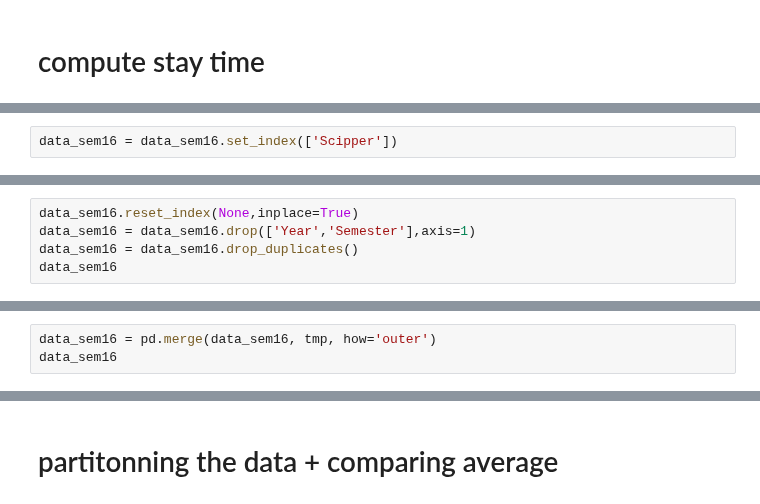
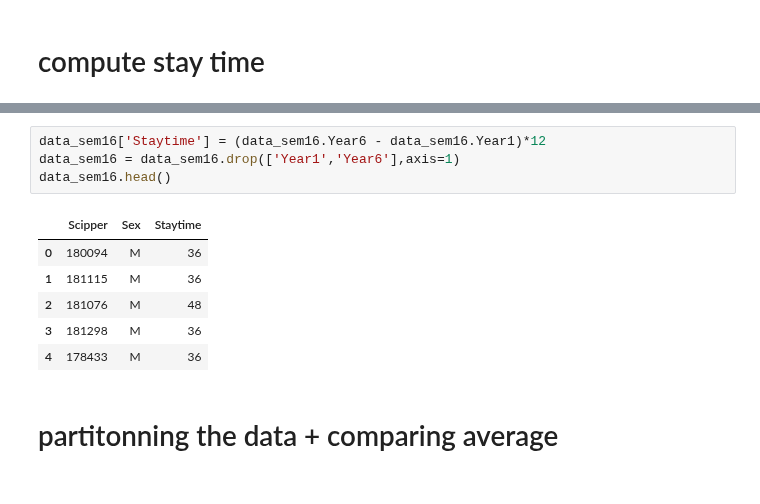
Before and after one commit to amirsh/ada-ana, a Jupyter notebook: HW2-notebooks/asmae_hw2.ipynb, the cells around one changed output, grey strips where cells are left out. Saved outputs shown, nothing was run; the diff lists cells and outputs as text.

```diff
--- a/HW2-notebooks/asmae_hw2.ipynb
+++ b/HW2-notebooks/asmae_hw2.ipynb
@@ -145,2 +154,0 @@ tmp.head()
-# %%
-data_sem16 = data_sem16.set_index(['Scipper'])
@@ -164,5 +154,0 @@ tmp.head()
-# %%
-data_sem16.reset_index(None,inplace=True)
-data_sem16 = data_sem16.drop(['Year','Semester'],axis=1)
-data_sem16 = data_sem16.drop_duplicates()
-data_sem16
@@ -188,3 +154,0 @@ data_sem16
-# %%
-data_sem16 = pd.merge(data_sem16, tmp, how='outer')
-data_sem16
@@ -210,3 +155,14 @@ data_sem16
+# %%
+data_sem16['Staytime'] = (data_sem16.Year6 - data_sem16.Year1)*12
+data_sem16 = data_sem16.drop(['Year1','Year6'],axis=1)
+data_sem16.head()
+# %% [output]
+|  | Scipper | Sex | Staytime |
+| 0 | 180094 | M | 36 |
+| 1 | 181115 | M | 36 |
+| 2 | 181076 | M | 48 |
+| 3 | 181298 | M | 36 |
+| 4 | 178433 | M | 36 |
 # %% [markdown]
 # partitonning the data + comparing average
 # %%
```
Also changed, not shown: parts of 12 cells of this notebook.
